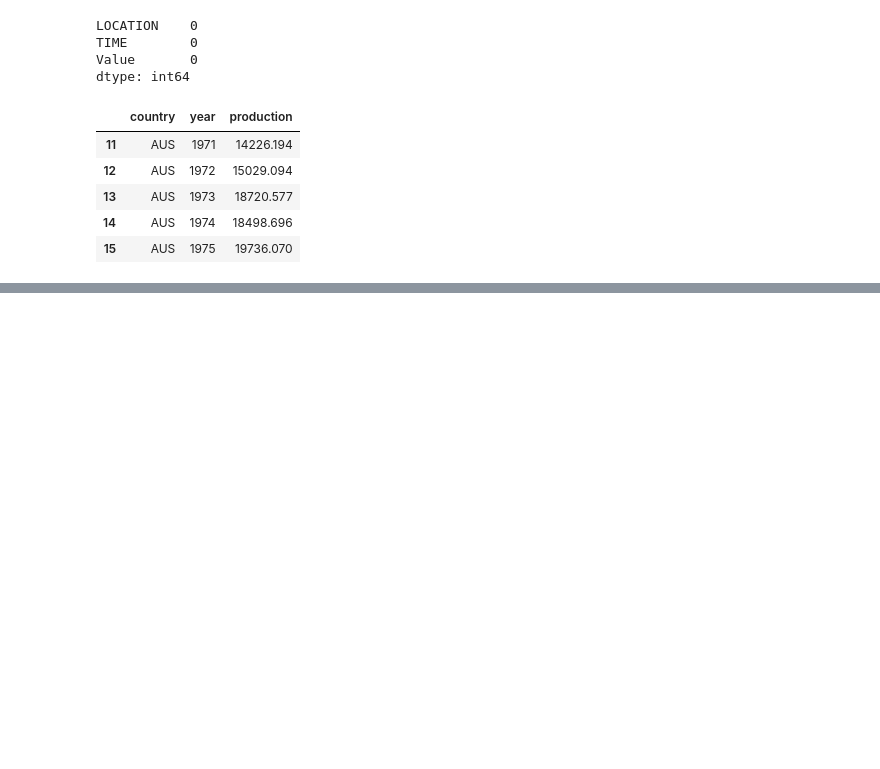
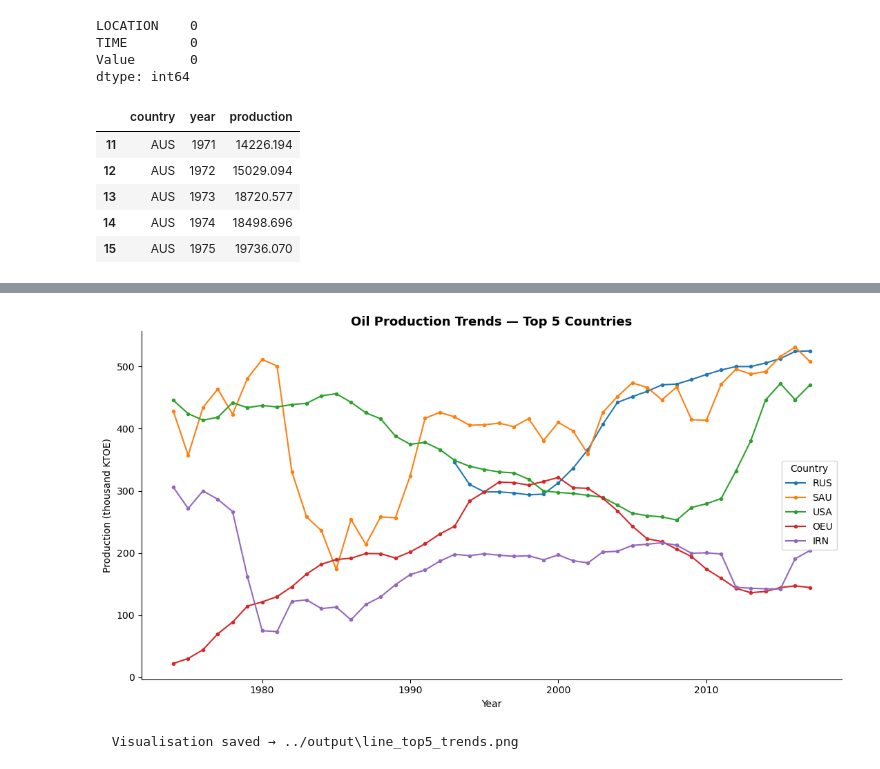
Before and after one commit to kashahmadi95-cmd/SFHA-Project, a Jupyter notebook: notebooks/01_EDA.ipynb.ipynb, the cells around one changed output, grey strips where cells are left out. Cells and saved outputs as stored; diff of their text form; code cells hidden in the pictures; blank space fills up the shorter version.

```diff
--- a/notebooks/01_EDA.ipynb.ipynb
+++ b/notebooks/01_EDA.ipynb.ipynb
@@ -156,3 +221,31 @@ print(f"\n  Visualisation saved → {viz_path}")
+# %%
+# Line chart - production trends for top 5 countries over time
+top5_countries = (
+    df.groupby("country")["production"]
+    .mean()
+    .nlargest(5)
+    .index.tolist()
+)
+
+fig, ax = plt.subplots(figsize=(11, 6))
+for country in top5_countries:
+    country_df = df[df["country"] == country]
+    ax.plot(country_df["year"], country_df["production"] / 1_000, marker="o", markersize=3, label=country)
+
+ax.set_xlabel("Year")
+ax.set_ylabel("Production (thousand KTOE)")
+ax.set_title("Oil Production Trends — Top 5 Countries", fontsize=13, fontweight="bold")
+ax.legend(title="Country")
+ax.yaxis.set_major_formatter(mticker.FuncFormatter(lambda x, _: f"{x:,.0f}"))
+ax.spines[["top", "right"]].set_visible(False)
+plt.tight_layout()
+viz_path = os.path.join(OUTPUT_DIR, "line_top5_trends.png")
+plt.savefig(viz_path, dpi=150)
+plt.show()
+print(f"\n  Visualisation saved → {viz_path}")
+# %% [output]
+[figure, added]
+  Visualisation saved → ../output\line_top5_trends.png
 # %%
 # Save Processed Data
 df.to_csv("../data/processed/oil_production_features.csv", index=False)
```
Also changed, not shown: parts of 5 cells of this notebook, 13 other files.
